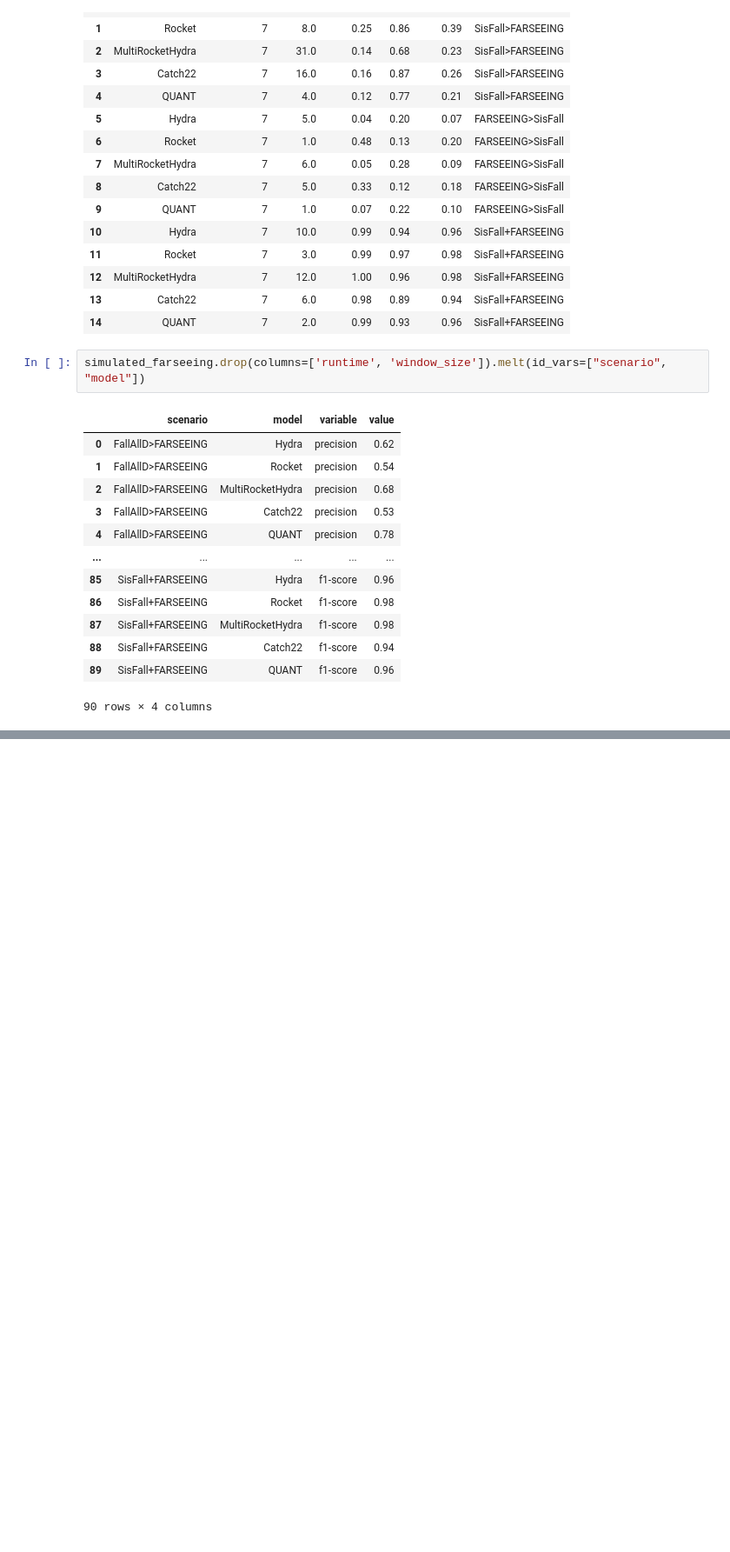
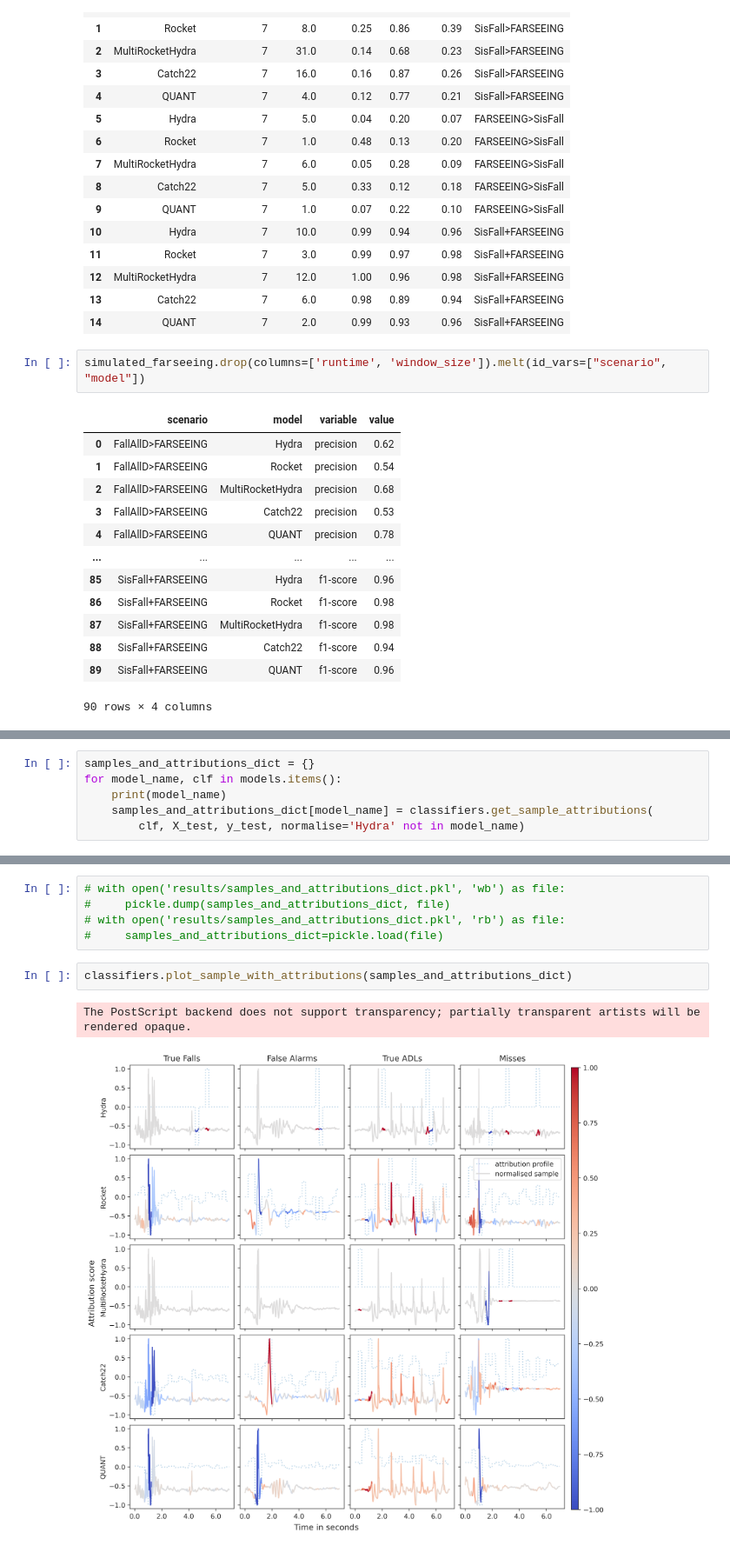
Before and after one commit to mlgig/ts_fall_detection, a Jupyter notebook: evaluation.ipynb, the cells around one changed output, grey strips where cells are left out. Shown at 87% size. Drawn from its saved outputs; the diff is of its cells as text; blank space fills up the shorter version.

```diff
--- a/evaluation.ipynb
+++ b/evaluation.ipynb
@@ -445,0 +464,6 @@ The PostScript backend does not support transparency; partially transparent arti
+# %%
+samples_and_attributions_dict = {}
+for model_name, clf in models.items():
+    print(model_name)
+    samples_and_attributions_dict[model_name] = classifiers.get_sample_attributions(
+        clf, X_test, y_test, normalise='Hydra' not in model_name)
@@ -445,0 +478,10 @@ The PostScript backend does not support transparency; partially transparent arti
+# %%
+# with open('results/samples_and_attributions_dict.pkl', 'wb') as file:
+#     pickle.dump(samples_and_attributions_dict, file)
+# with open('results/samples_and_attributions_dict.pkl', 'rb') as file:
+#     samples_and_attributions_dict=pickle.load(file)
+# %%
+classifiers.plot_sample_with_attributions(samples_and_attributions_dict)
+# %% [output]
+The PostScript backend does not support transparency; partially transparent artists will be rendered opaque.
+[figure, added]
```
Also changed, not shown: parts of 9 cells of this notebook, 20 other files.
